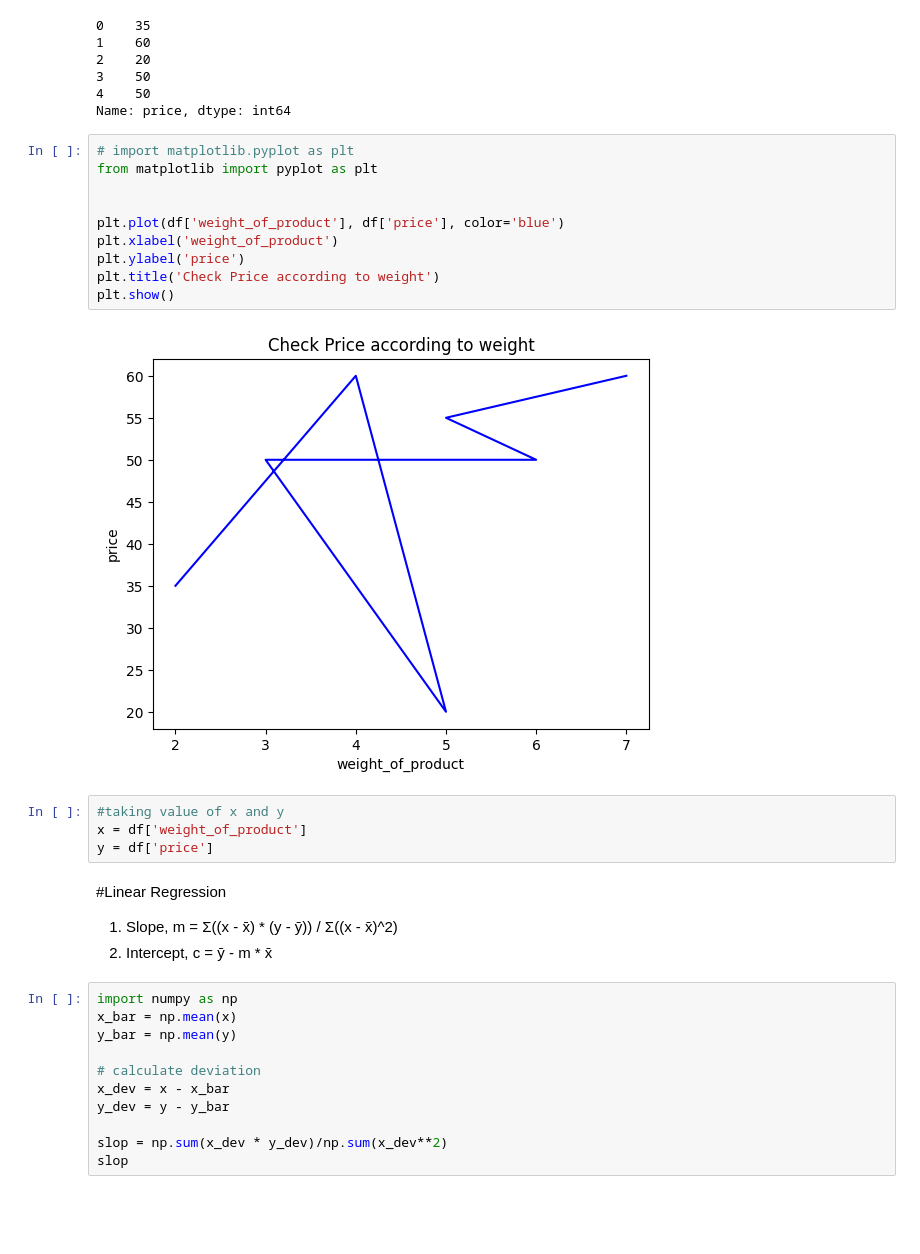
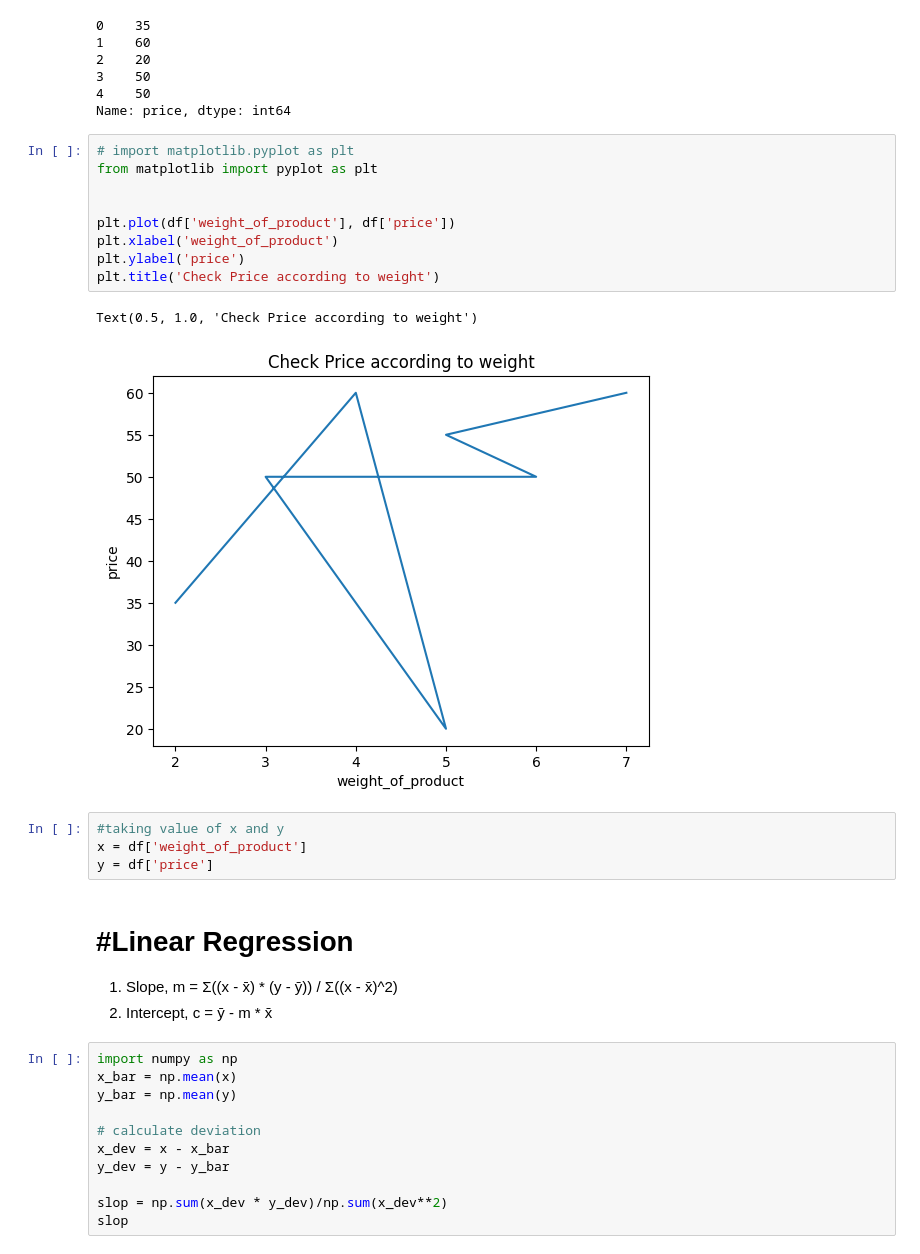
Before and after one commit to sadikasharmin/Data-Science-with-Python, a Jupyter notebook: linear Regression/assignment-4.ipynb, the cells around one changed output. Cells and saved outputs as stored; diff of their text form; blank space fills up the shorter version.

```diff
--- a/linear Regression/assignment-4.ipynb
+++ b/linear Regression/assignment-4.ipynb
@@ -94,21 +94,22 @@ Name: price, dtype: int64
 # %%
 # import matplotlib.pyplot as plt
 from matplotlib import pyplot as plt
 
 
-plt.plot(df['weight_of_product'], df['price'], color='blue')
+plt.plot(df['weight_of_product'], df['price'])
 plt.xlabel('weight_of_product')
 plt.ylabel('price')
 plt.title('Check Price according to weight')
-plt.show()
 # %% [output]
+Text(0.5, 1.0, 'Check Price according to weight')
-[figure, old version]
+[figure, new version]
 # %%
 #taking value of x and y
 x = df['weight_of_product']
 y = df['price']
 # %% [markdown]
 #Linear Regression
+=====
 1. Slope, m = Σ((x - x̄) * (y - ȳ)) / Σ((x - x̄)^2)
 2. Intercept, c = ȳ - m * x̄
 # %%
```
Also changed, not shown: parts of 6 cells of this notebook.
